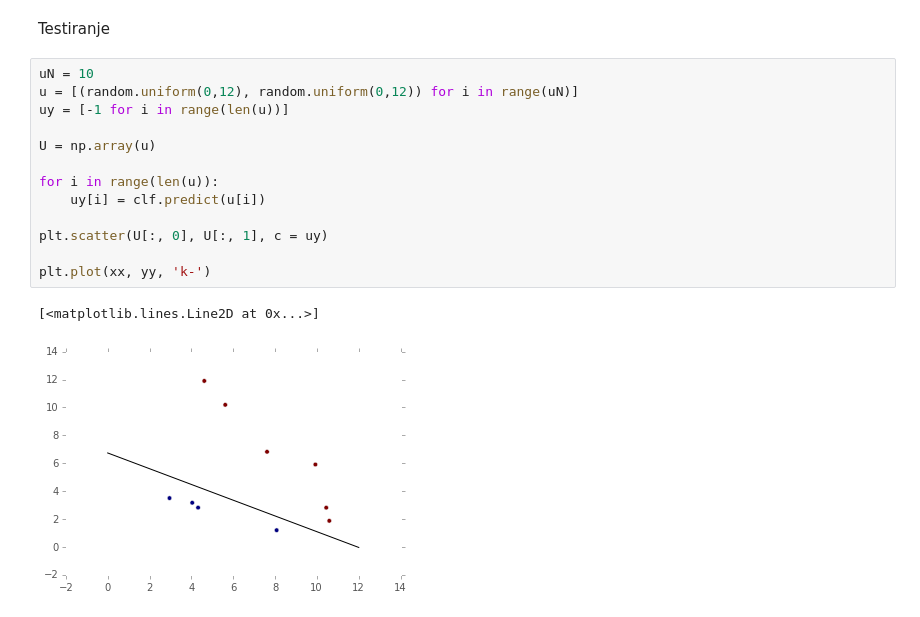
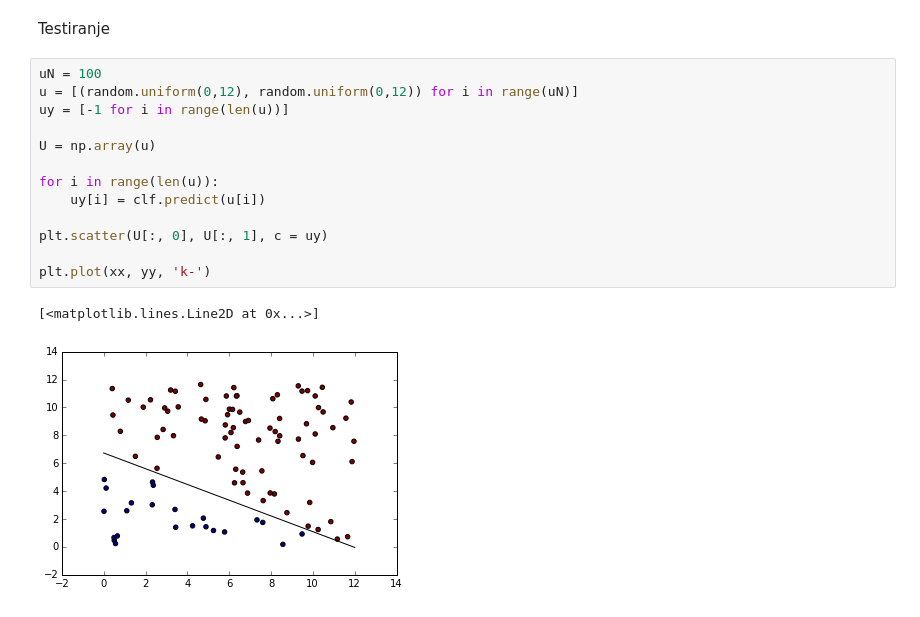
Before and after one commit to looneytoons/projekat, a Jupyter notebook: teorija/SVM uvod.ipynb, the cells around one changed output. Saved outputs shown, nothing was run; the diff lists cells and outputs as text.

```diff
--- a/teorija/SVM uvod.ipynb
+++ b/teorija/SVM uvod.ipynb
@@ -82,18 +83,18 @@ plt.scatter(Xp[:, 0], Xp[:, 1], color='blue')
 # %% [markdown]
 Testiranje
 # %%
-uN = 10
+uN = 100
 u = [(random.uniform(0,12), random.uniform(0,12)) for i in range(uN)]
 uy = [-1 for i in range(len(u))]
 
 U = np.array(u)
 
 for i in range(len(u)):
     uy[i] = clf.predict(u[i])
 
 plt.scatter(U[:, 0], U[:, 1], c = uy)
 
 plt.plot(xx, yy, 'k-')
 # %% [output]
 [<matplotlib.lines.Line2D at 0x...>]
-[figure, old version]
+[figure, new version]
```
Also changed, not shown: parts of 4 cells of this notebook, 2 other files.
